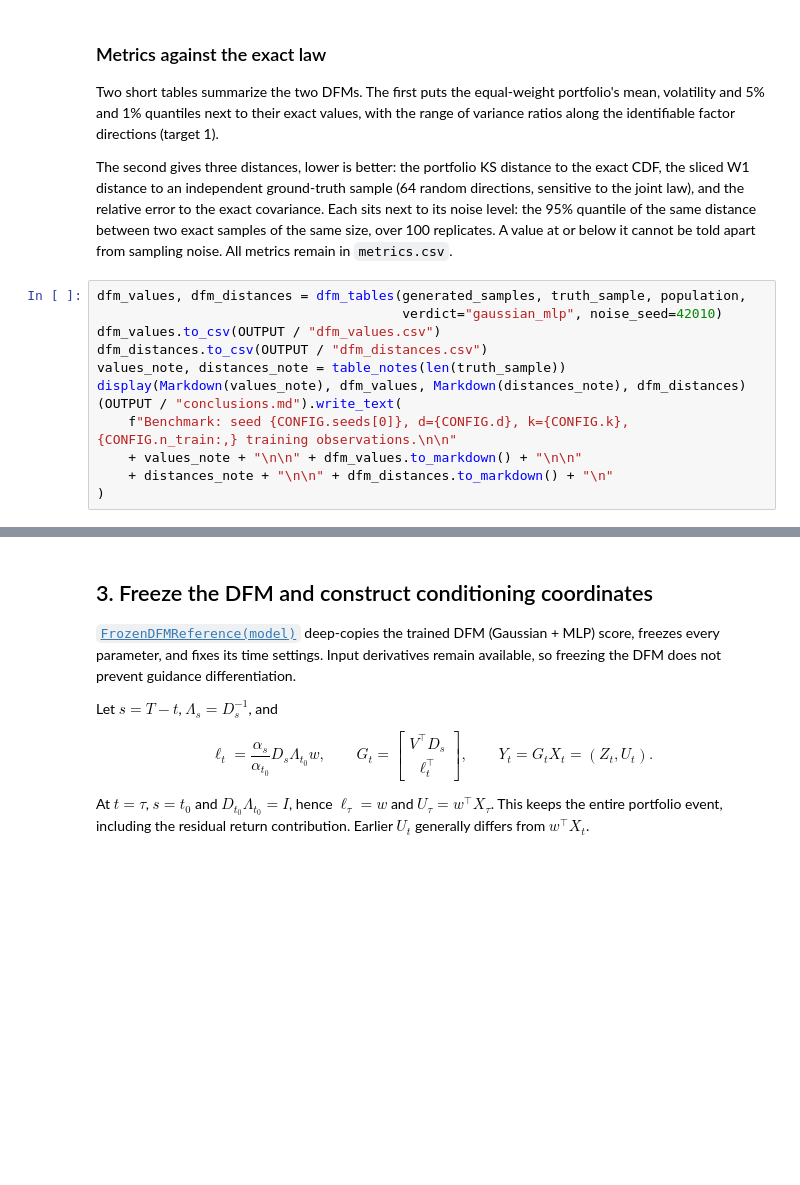
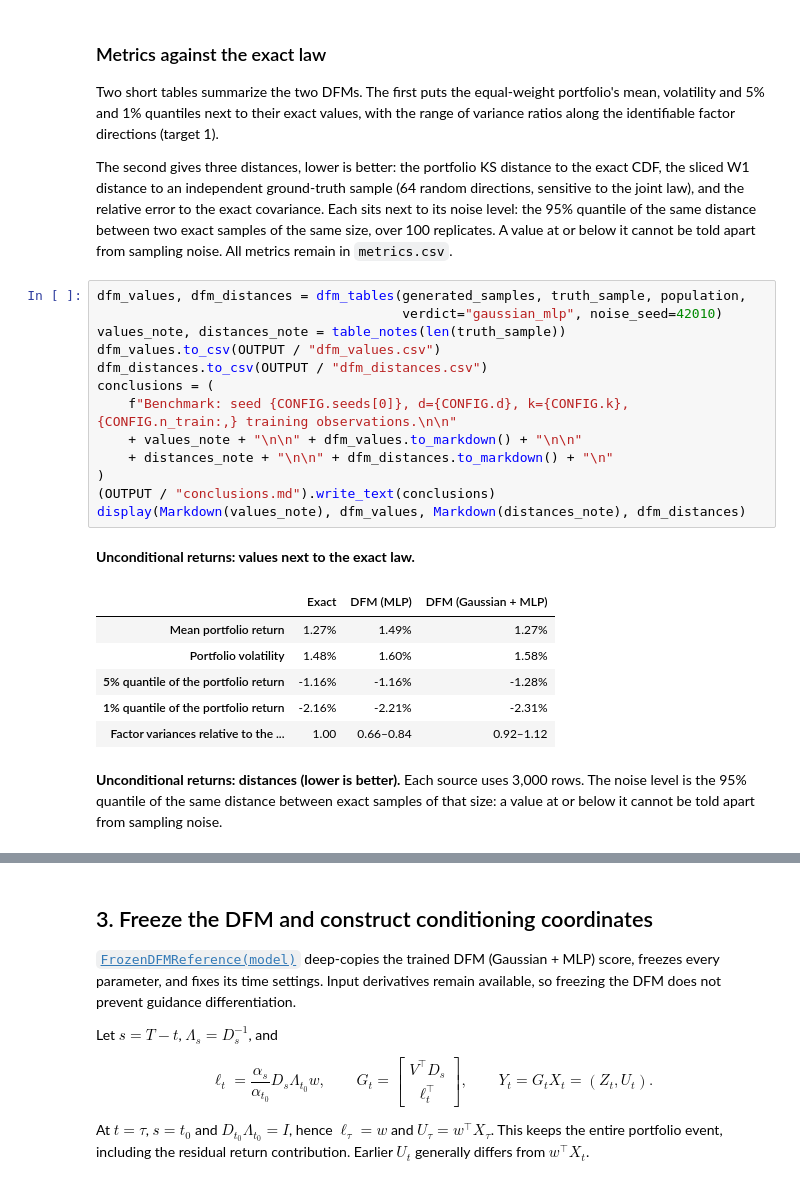
Before and after one commit to yadorno03/Master-Thesis, a Jupyter notebook: synthetic_dfm_conditional_benchmark.ipynb, the cells around one changed output, grey strips where cells are left out. Cells and saved outputs as stored; diff of their text form; blank space fills up the shorter version.

```diff
--- a/synthetic_dfm_conditional_benchmark.ipynb
+++ b/synthetic_dfm_conditional_benchmark.ipynb
@@ -400,12 +402,22 @@ it cannot be told apart from sampling noise. All metrics remain in `metrics.csv`
 # %%
 dfm_values, dfm_distances = dfm_tables(generated_samples, truth_sample, population,
                                        verdict="gaussian_mlp", noise_seed=42010)
+values_note, distances_note = table_notes(len(truth_sample))
 dfm_values.to_csv(OUTPUT / "dfm_values.csv")
 dfm_distances.to_csv(OUTPUT / "dfm_distances.csv")
-values_note, distances_note = table_notes(len(truth_sample))
-display(Markdown(values_note), dfm_values, Markdown(distances_note), dfm_distances)
-(OUTPUT / "conclusions.md").write_text(
+conclusions = (
     f"Benchmark: seed {CONFIG.seeds[0]}, d={CONFIG.d}, k={CONFIG.k}, {CONFIG.n_train:,} training observations.\n\n"
     + values_note + "\n\n" + dfm_values.to_markdown() + "\n\n"
     + distances_note + "\n\n" + dfm_distances.to_markdown() + "\n"
 )
+(OUTPUT / "conclusions.md").write_text(conclusions)
+display(Markdown(values_note), dfm_values, Markdown(distances_note), dfm_distances)
+# %% [output]
+**Unconditional returns: values next to the exact law.**
+|  | Exact | DFM (MLP) | DFM (Gaussian + MLP) |
+| Mean portfolio return | 1.27% | 1.49% | 1.27% |
+| Portfolio volatility | 1.48% | 1.60% | 1.58% |
+| 5% quantile of the portfolio return | -1.16% | -1.16% | -1.28% |
+| 1% quantile of the portfolio return | -2.16% | -2.21% | -2.31% |
+| Factor variances relative to the ... | 1.00 | 0.66–0.84 | 0.92–1.12 |
+**Unconditional returns: distances (lower is better).** Each source uses 3,000 rows. The noise level is the 95% quantile of the same distance between exact samples of that size: a value at or below it cannot be told apart from sampling noise.
```
Also changed, not shown: parts of 6 cells of this notebook.
